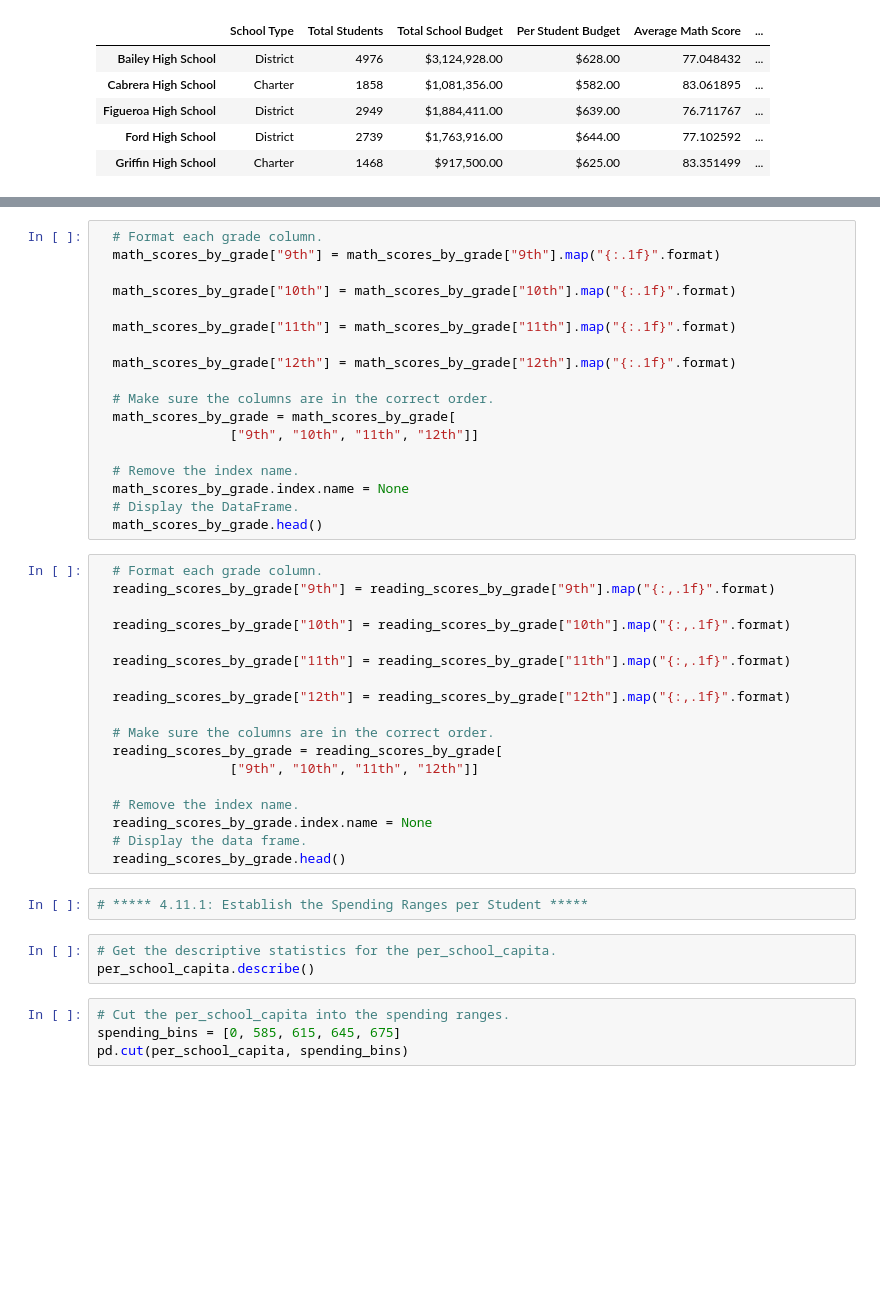
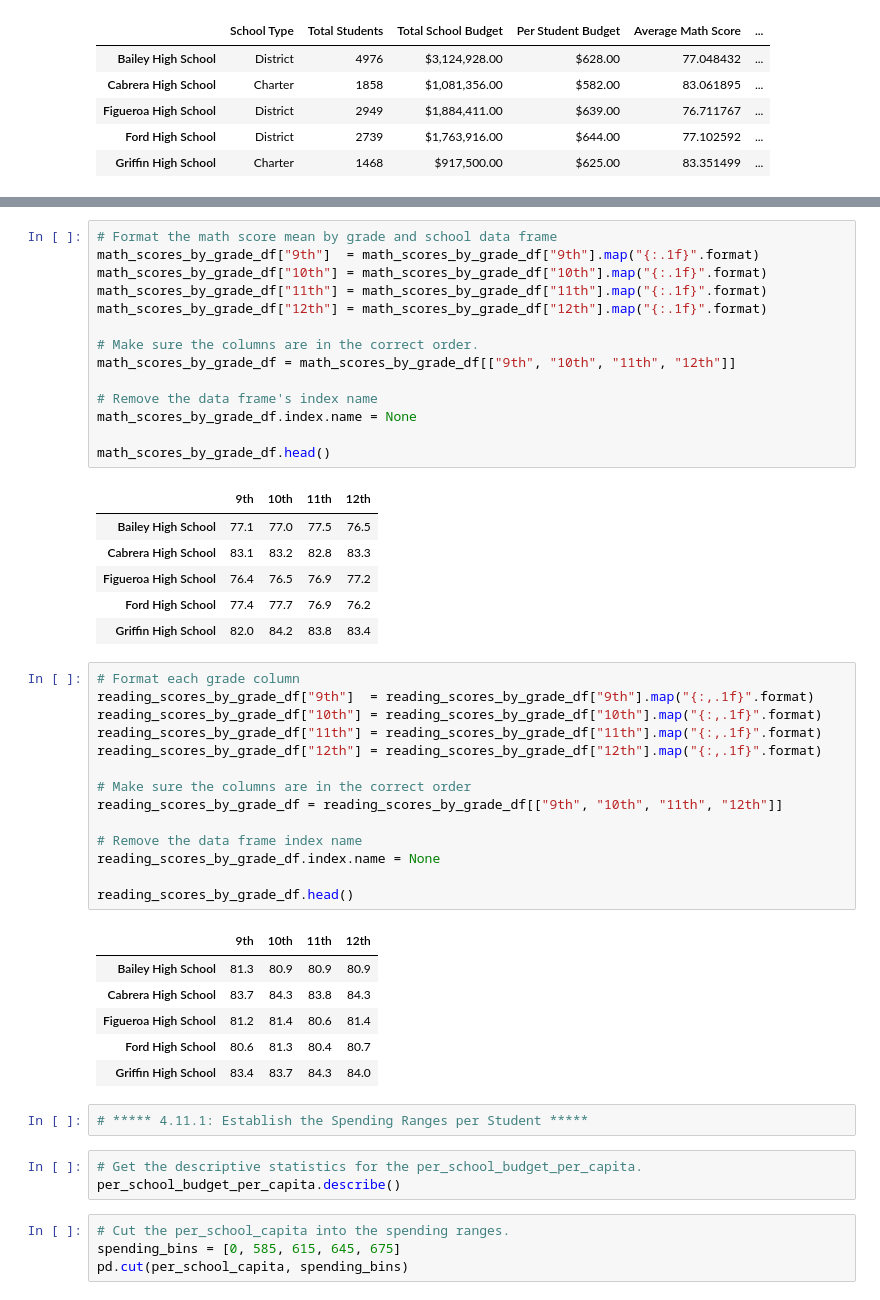
Before and after one commit to berndab/school_analysis, a Jupyter notebook: PyCitySchools_Challenge.ipynb, the cells around one changed output, grey strips where cells are left out. Cells and saved outputs as stored; diff of their text form; blank space fills up the shorter version.

```diff
--- a/PyCitySchools_Challenge.ipynb
+++ b/PyCitySchools_Challenge.ipynb
@@ -855,44 +901,50 @@ reading_scores_by_grade.head()
+# %%
+# Format the math score mean by grade and school data frame
+math_scores_by_grade_df["9th"]  = math_scores_by_grade_df["9th"].map("{:.1f}".format)
+math_scores_by_grade_df["10th"] = math_scores_by_grade_df["10th"].map("{:.1f}".format)
+math_scores_by_grade_df["11th"] = math_scores_by_grade_df["11th"].map("{:.1f}".format)
+math_scores_by_grade_df["12th"] = math_scores_by_grade_df["12th"].map("{:.1f}".format)
+
+# Make sure the columns are in the correct order.
+math_scores_by_grade_df = math_scores_by_grade_df[["9th", "10th", "11th", "12th"]]
+
+# Remove the data frame's index name
+math_scores_by_grade_df.index.name = None
+
+math_scores_by_grade_df.head()
+# %% [output]
+|  | 9th | 10th | 11th | 12th |
+| Bailey High School | 77.1 | 77.0 | 77.5 | 76.5 |
+| Cabrera High School | 83.1 | 83.2 | 82.8 | 83.3 |
+| Figueroa High School | 76.4 | 76.5 | 76.9 | 77.2 |
+| Ford High School | 77.4 | 77.7 | 76.9 | 76.2 |
+| Griffin High School | 82.0 | 84.2 | 83.8 | 83.4 |
 # %%
-  # Format each grade column.
-  math_scores_by_grade["9th"] = math_scores_by_grade["9th"].map("{:.1f}".format)
+# Format each grade column
+reading_scores_by_grade_df["9th"]  = reading_scores_by_grade_df["9th"].map("{:,.1f}".format)
+reading_scores_by_grade_df["10th"] = reading_scores_by_grade_df["10th"].map("{:,.1f}".format)
+reading_scores_by_grade_df["11th"] = reading_scores_by_grade_df["11th"].map("{:,.1f}".format)
+reading_scores_by_grade_df["12th"] = reading_scores_by_grade_df["12th"].map("{:,.1f}".format)
 
-  math_scores_by_grade["10th"] = math_scores_by_grade["10th"].map("{:.1f}".format)
+# Make sure the columns are in the correct order
+reading_scores_by_grade_df = reading_scores_by_grade_df[["9th", "10th", "11th", "12th"]]
 
-  math_scores_by_grade["11th"] = math_scores_by_grade["11th"].map("{:.1f}".format)
+# Remove the data frame index name
+reading_scores_by_grade_df.index.name = None
 
-  math_scores_by_grade["12th"] = math_scores_by_grade["12th"].map("{:.1f}".format)
-
-  # Make sure the columns are in the correct order.
-  math_scores_by_grade = math_scores_by_grade[
-                 ["9th", "10th", "11th", "12th"]]
-
-  # Remove the index name.
-  math_scores_by_grade.index.name = None
-  # Display the DataFrame.
-  math_scores_by_grade.head()
+reading_scores_by_grade_df.head()
+# %% [output]
+|  | 9th | 10th | 11th | 12th |
+| Bailey High School | 81.3 | 80.9 | 80.9 | 80.9 |
+| Cabrera High School | 83.7 | 84.3 | 83.8 | 84.3 |
+| Figueroa High School | 81.2 | 81.4 | 80.6 | 81.4 |
+| Ford High School | 80.6 | 81.3 | 80.4 | 80.7 |
+| Griffin High School | 83.4 | 83.7 | 84.3 | 84.0 |
-# %%
-  # Format each grade column.
-  reading_scores_by_grade["9th"] = reading_scores_by_grade["9th"].map("{:,.1f}".format)
-
-  reading_scores_by_grade["10th"] = reading_scores_by_grade["10th"].map("{:,.1f}".format)
-
-  reading_scores_by_grade["11th"] = reading_scores_by_grade["11th"].map("{:,.1f}".format)
-
-  reading_scores_by_grade["12th"] = reading_scores_by_grade["12th"].map("{:,.1f}".format)
-
-  # Make sure the columns are in the correct order.
-  reading_scores_by_grade = reading_scores_by_grade[
-                 ["9th", "10th", "11th", "12th"]]
-
-  # Remove the index name.
-  reading_scores_by_grade.index.name = None
-  # Display the data frame.
-  reading_scores_by_grade.head()
 # %%
 # ***** 4.11.1: Establish the Spending Ranges per Student *****
 # %%
-# Get the descriptive statistics for the per_school_capita.
-per_school_capita.describe()
+# Get the descriptive statistics for the per_school_budget_per_capita.
+per_school_budget_per_capita.describe()
 # %%
 # Cut the per_school_capita into the spending ranges.
 spending_bins = [0, 585, 615, 645, 675]
```
Also changed, not shown: parts of 17 cells of this notebook.
